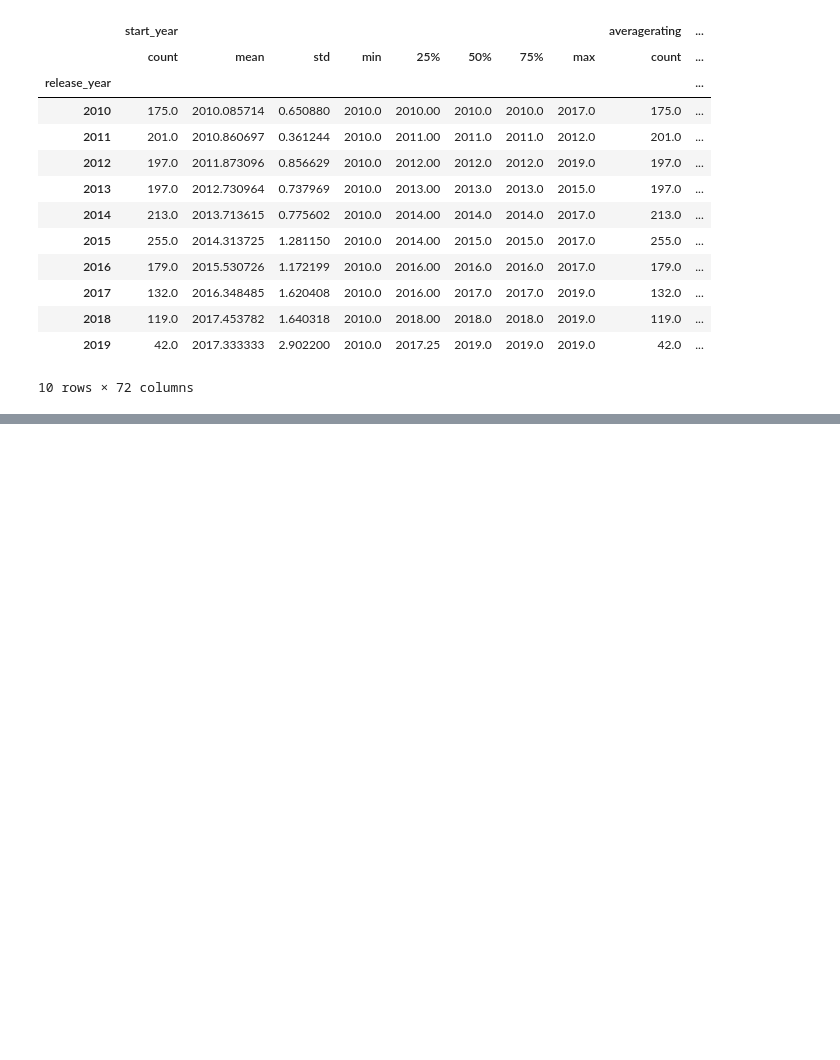
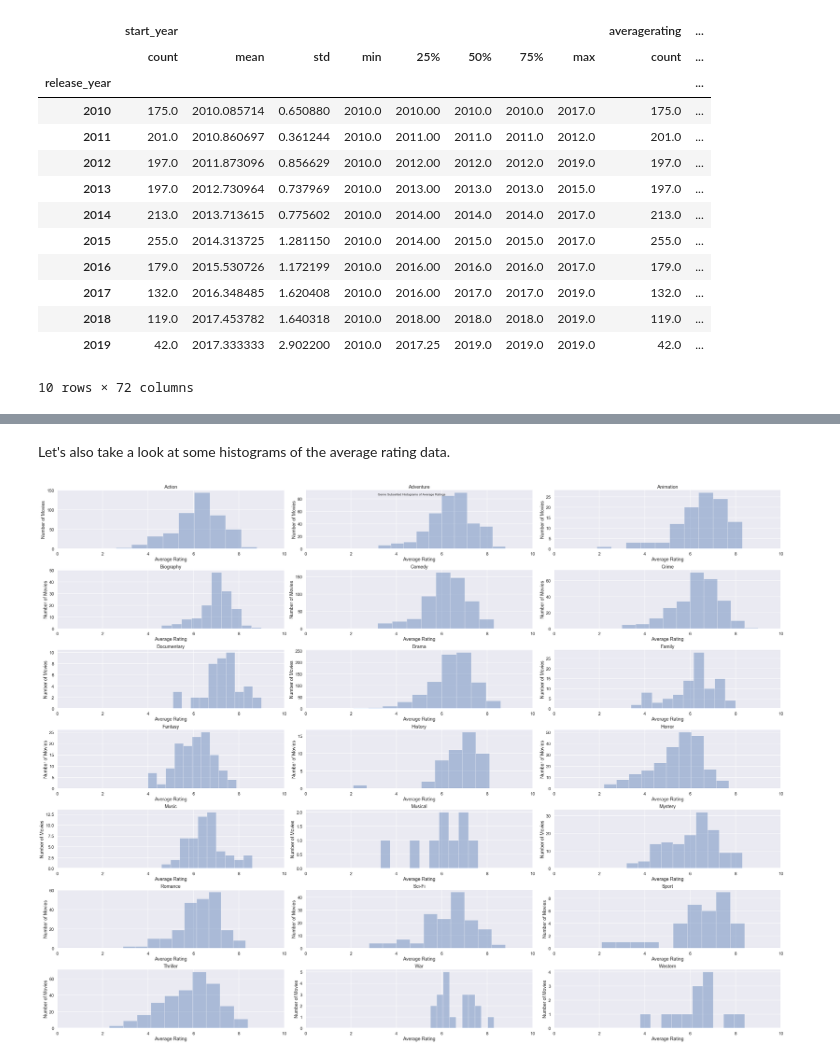
Before and after one commit to bbjornstad-flatiron/flatiron-mod1-project, a Jupyter notebook: data-analysis.ipynb, the cells around one changed output, grey strips where cells are left out. Saved outputs shown, nothing was run; the diff lists cells and outputs as text; code cells hidden in the pictures; blank space fills up the shorter version.

```diff
--- a/data-analysis.ipynb
+++ b/data-analysis.ipynb
@@ -187,0 +207,23 @@ for i in range(num_subplots):
+# %% [markdown]
+Let's also take a look at some histograms of the average rating data.
+# %%
+rows = 7
+cols = 3
+genre_subset_f4, genre_subset_ax4 = plt.subplots(nrows=rows, ncols=cols, figsize=(40, 30))
+
+for i in range(num_subplots):
+    genre = genre_dummies.columns[i]
+    row = i // cols
+    col = i % cols
+    cur_ax = genre_subset_ax4[row, col]
+    cur_subset = final_data[genre_dummies[genre] == 1]
+    sns.distplot(cur_subset.averagerating, kde=False, bins=10, ax=cur_ax)
+    cur_ax.set_xlim(0,10)
+    cur_ax.set_title(genre)
+    cur_ax.set_xlabel('Average Rating')
+    cur_ax.set_ylabel('Number of Movies')
+
+genre_subset_f4.suptitle('Genre Subsetted Histograms of Average Ratings')
+genre_subset_f4.tight_layout()
+# %% [output]
+[figure, added]
```
Also changed, not shown: parts of 34 cells of this notebook.
